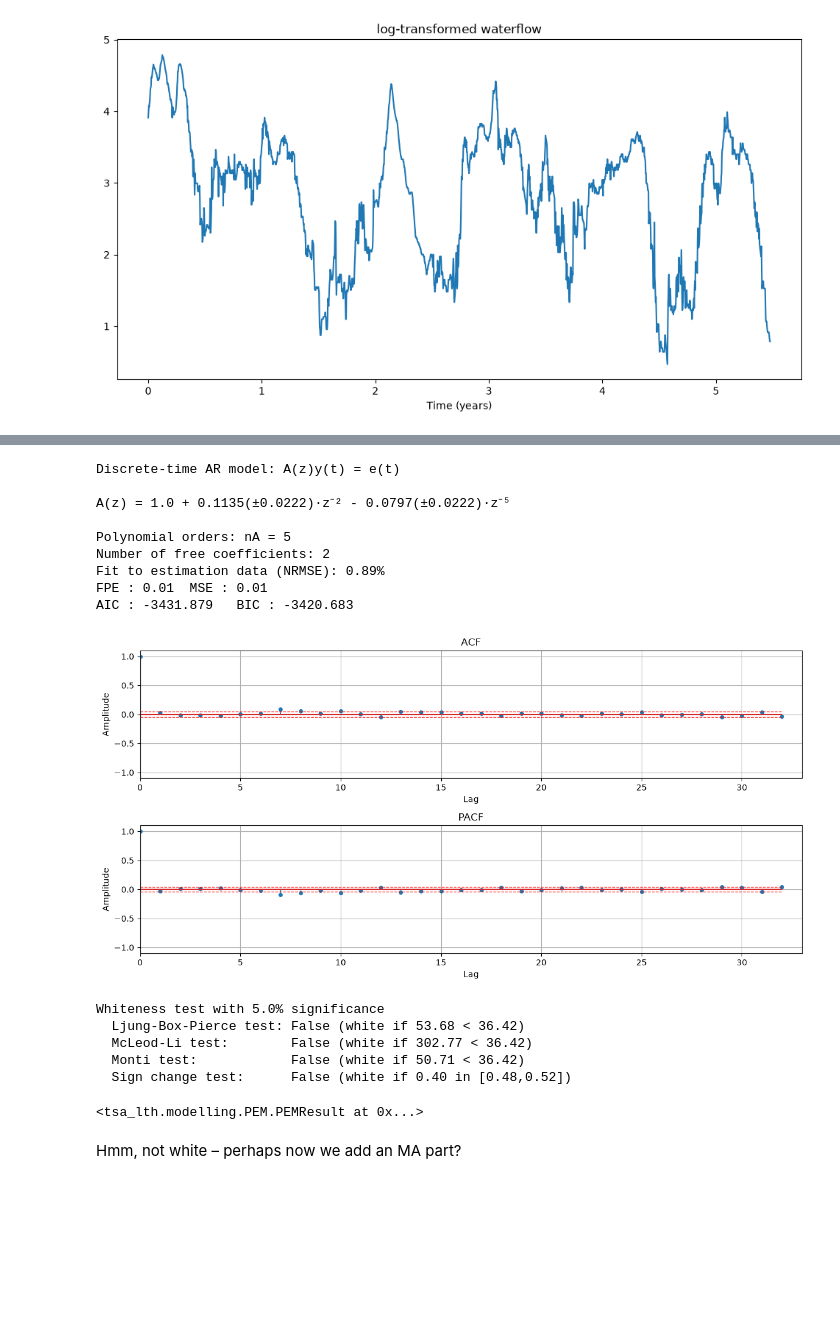
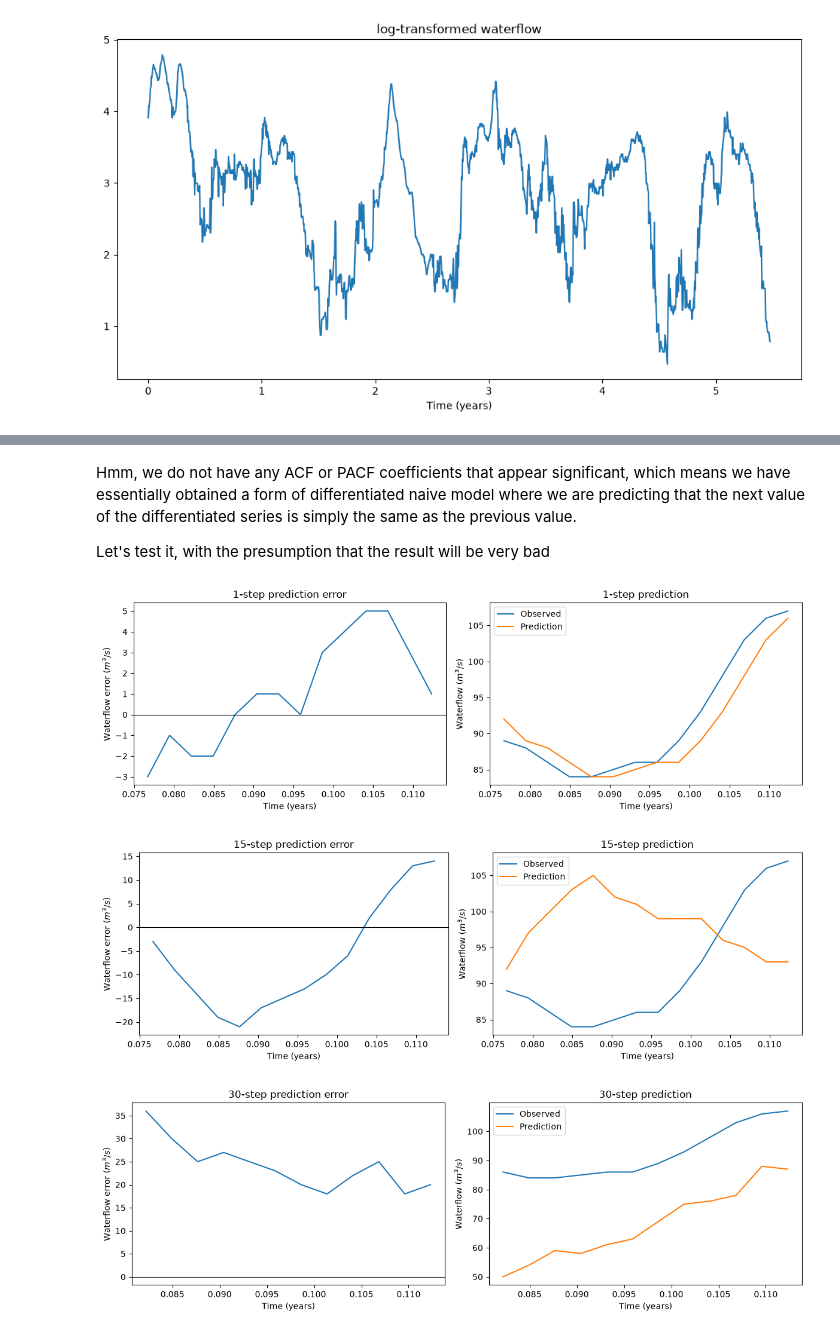
Before and after one commit to H-Wadman/TimeSeriesAnalysis, a Jupyter notebook: project/project.ipynb, the cells around one changed output, grey strips where cells are left out. Cells and saved outputs as stored; diff of their text form; code cells hidden in the pictures; blank space fills up the shorter version.

```diff
--- a/project/project.ipynb
+++ b/project/project.ipynb
@@ -133,21 +120,39 @@ Whiteness test with 5.0% significance
-# %%
-estimateARMA(nabla_log_waterflow, A=5, A_free=[0, 0, 1, 0, 0, 1])
-# %% [output]
-Discrete-time AR model: A(z)y(t) = e(t)
-
-A(z) = 1.0 + 0.1135(±0.0222)·z⁻² - 0.0797(±0.0222)·z⁻⁵
-
-Polynomial orders: nA = 5
-Number of free coefficients: 2
-Fit to estimation data (NRMSE): 0.89%
-FPE : 0.01  MSE : 0.01
-AIC : -3431.879   BIC : -3420.683
-[figure, removed]
-Whiteness test with 5.0% significance
-  Ljung-Box-Pierce test: False (white if 53.68 < 36.42)
-  McLeod-Li test:        False (white if 302.77 < 36.42)
-  Monti test:            False (white if 50.71 < 36.42)
-  Sign change test:      False (white if 0.40 in [0.48,0.52])
-<tsa_lth.modelling.PEM.PEMResult at 0x...>
-# %% [markdown]
-Hmm, not white – perhaps now we add an MA part?
+# %% [markdown]
+Hmm, we do not have any ACF or PACF coefficients that appear significant, which means we have essentially obtained a form of differentiated naive model where we are predicting that the next value of the differentiated series is simply the same as the previous value.
+
+Let's test it, with the presumption that the result will be very bad
+# %%
+validation_end = four_weeks + two_weeks
+
+for k in (1, 15, 30):
+    # Validation targets for which an observation at t-k exists.
+    target_idx = np.arange(max(four_weeks, k), validation_end)
+
+    # Your model predicts zero future changes in log-waterflow.
+    predicted_log = log_waterflow[target_idx - k]
+    predicted = np.exp(predicted_log)
+
+    observed = project_data.waterflow[target_idx]
+    error = observed - predicted
+    time = project_data.time[target_idx]
+
+    fig, (ax1, ax2) = plt.subplots(1, 2, figsize=(12, 4))
+    ax1.plot(time, error)
+    ax1.axhline(0, color="black", linewidth=0.8)
+    ax1.set_title(f"{k}-step prediction error")
+    ax1.set_ylabel("Waterflow error ($m^3/s$)")
+
+    ax2.plot(time, observed, label="Observed")
+    ax2.plot(time, predicted, label="Prediction")
+    ax2.set_title(f"{k}-step prediction")
+    ax2.set_ylabel("Waterflow ($m^3/s$)")
+    ax2.legend()
+
+    for ax in (ax1, ax2):
+        ax.set_xlabel("Time (years)")
+
+    plt.tight_layout()
+# %% [output]
+[figure, added]
+[figure, added]
+[figure, added]
```
Also changed, not shown: parts of 9 cells of this notebook.
